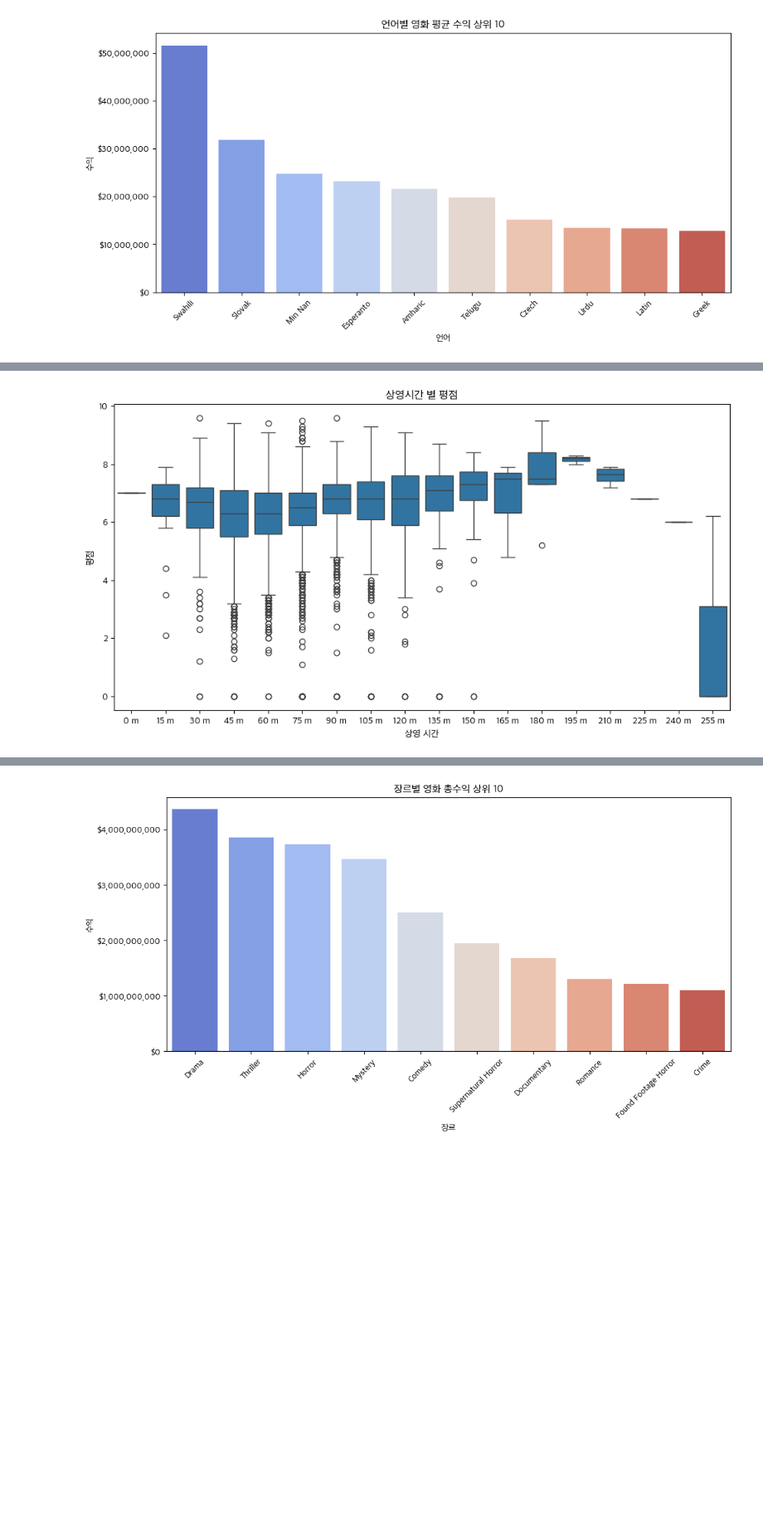
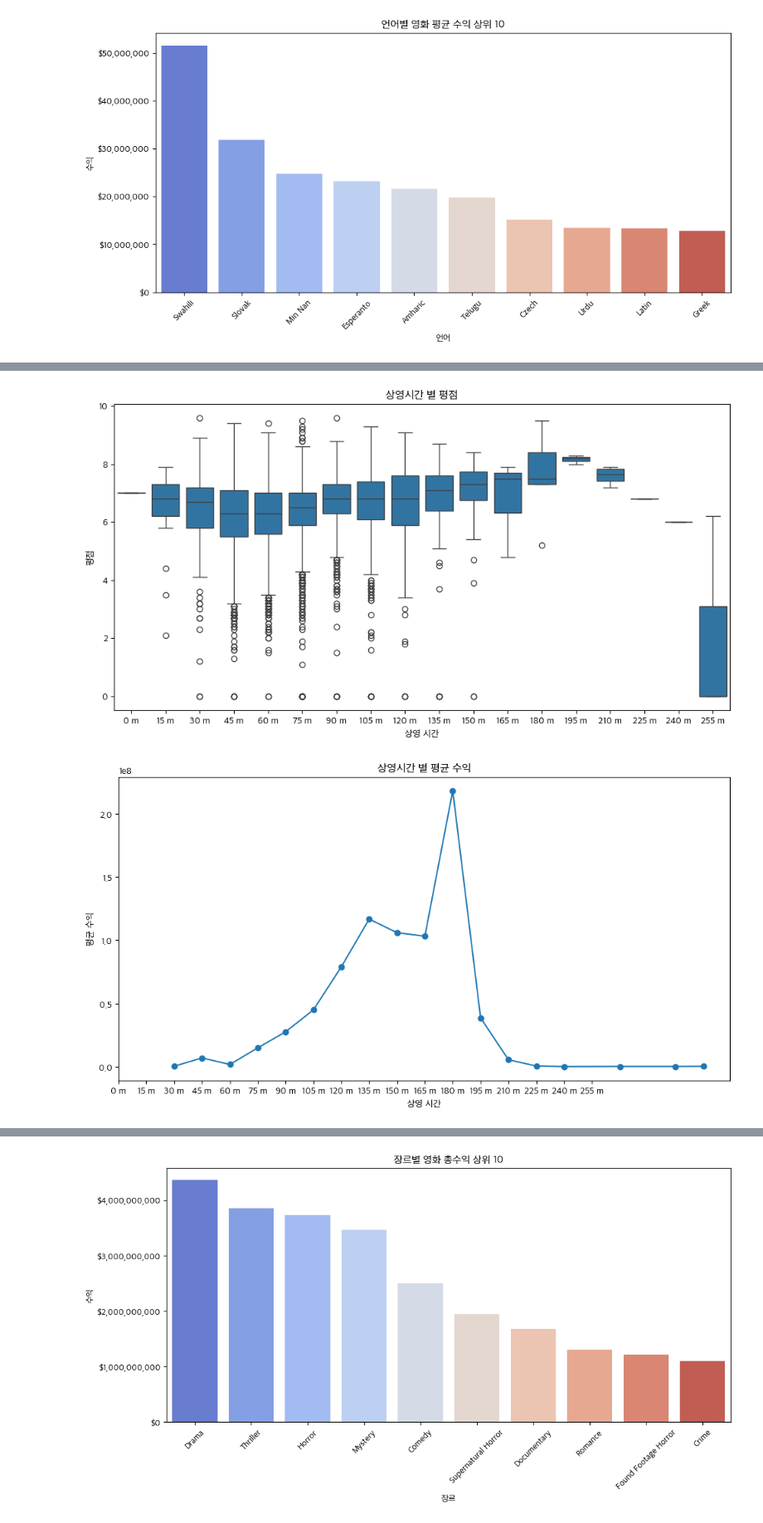
Before and after one commit to Encore-SKN-9/eda_2team, a Jupyter notebook: edas/eda_jy.ipynb, the cells around one changed output, grey strips where cells are left out. Shown at 83% size. Saved outputs shown, nothing was run; the diff lists cells and outputs as text; code cells hidden in the pictures; blank space fills up the shorter version.

```diff
--- a/edas/eda_jy.ipynb
+++ b/edas/eda_jy.ipynb
@@ -441,24 +441,45 @@ get_mean_gross(low_budget, 'Languages', xlabel='언어')
 # %%
 # 7. **상영 시간별 수익률 분석**
 #     - 상영 시간이 수익률에 미치는 영향을 박스플롯으로 시각화
 df['runtime'] = (df['Duration'] // 15)
 plt.figure(figsize=(12, 6))
 sns.boxplot(x='runtime', y='grossWorldWide', data=df)
 plt.xlabel('상영 시간')
 plt.ylabel('글로벌 수익')
 # x축의 값을  h m 형태로 표시
 plt.xticks(ticks=np.arange(0, 18), labels=[f'{i*15} m' for i in range(18)])
 plt.title('상영시간 별 클로벌 수익')
 plt.show()
 # ---
 plt.figure(figsize=(12, 6))
 sns.boxplot(x='runtime', y='Rating', data=df)
 plt.xlabel('상영 시간')
 plt.ylabel('평점')
 # x축의 값을  h m 형태로 표시
 plt.xticks(ticks=np.arange(0, 18), labels=[f'{i*15} m' for i in range(18)])
 plt.title('상영시간 별 평점')
 plt.show()
+
+# 상영시간별 평균 수익
+df_runtime_gww_mean = df.groupby('runtime')['grossWorldWide'].mean()
+plt.figure(figsize=(12, 6))
+plt.plot(df_runtime_gww_mean, marker='o')
+plt.xlabel('상영 시간')
+plt.ylabel('평균 수익')
+plt.xticks(ticks=np.arange(0, 18), labels=[f'{i*15} m' for i in range(18)])
+plt.title('상영시간 별 평균 수익')
+plt.show()
+
+# 상영시간별 평균 평점
+df_runtime_rating_mean = df.groupby('runtime')['Rating'].mean()
+plt.figure(figsize=(12, 6))
+plt.plot(df_runtime_rating_mean, marker='o')
+plt.xlabel('상영 시간')
+plt.ylabel('평균 평점')
+plt.xticks(ticks=np.arange(0, 18), labels=[f'{i*15} m' for i in range(18)])
+plt.title('상영시간 별 평균 평점')
+plt.show()
 # %% [output]
 [figure]
 [figure]
+[figure, added]
```
Also changed, not shown: parts of 1 cell of this notebook.
